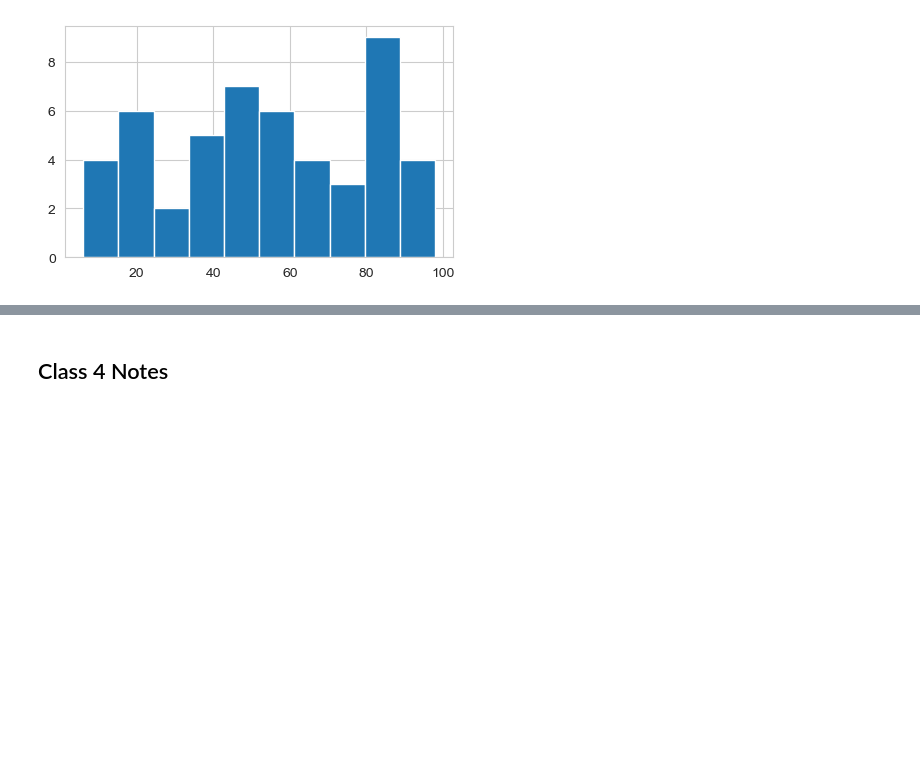
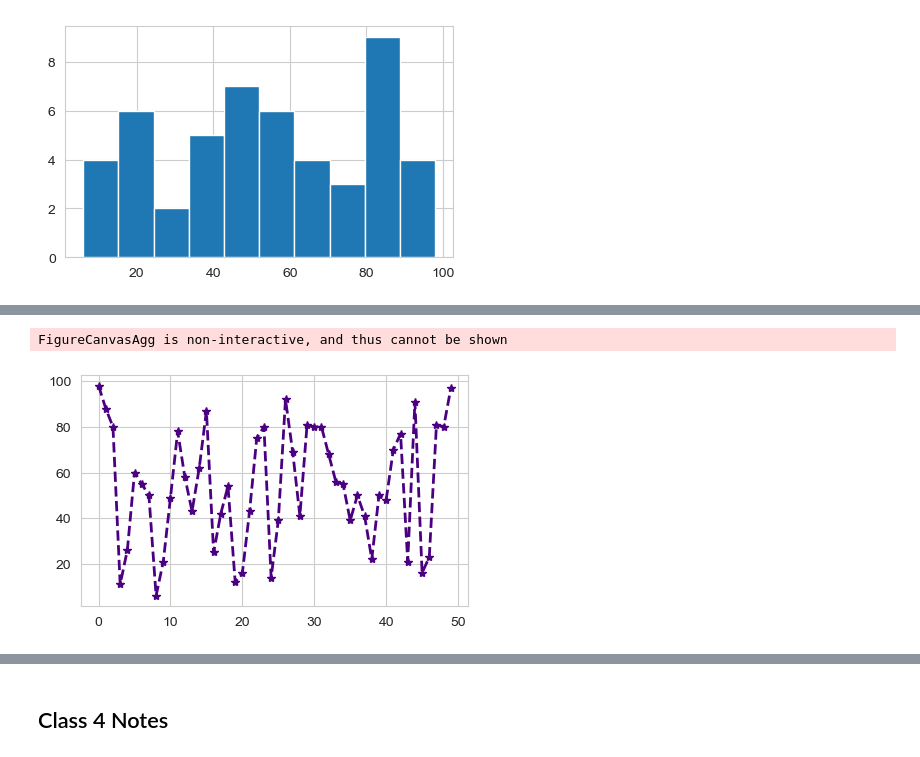
Before and after one commit to ngoqbrian/visualization, a Jupyter notebook: 02_activities/assignments/participation/A1_Notes.ipynb, the cells around one changed output, grey strips where cells are left out. Drawn from its saved outputs; the diff is of its cells as text; code cells hidden in the pictures; blank space fills up the shorter version.

```diff
--- a/02_activities/assignments/participation/A1_Notes.ipynb
+++ b/02_activities/assignments/participation/A1_Notes.ipynb
@@ -43,0 +80,12 @@ ax.hist(y)
+# %%
+fig, ax = plt.subplots(figsize=(5, 3))
+ax.plot(x,
+y,
+marker='*',
+color = 'indigo',
+linestyle = '--',
+linewidth = 2)
+fig.show()
+# %% [output]
+FigureCanvasAgg is non-interactive, and thus cannot be shown
+[figure, added]
```
Also changed, not shown: parts of 8 cells of this notebook, 1 other file.
